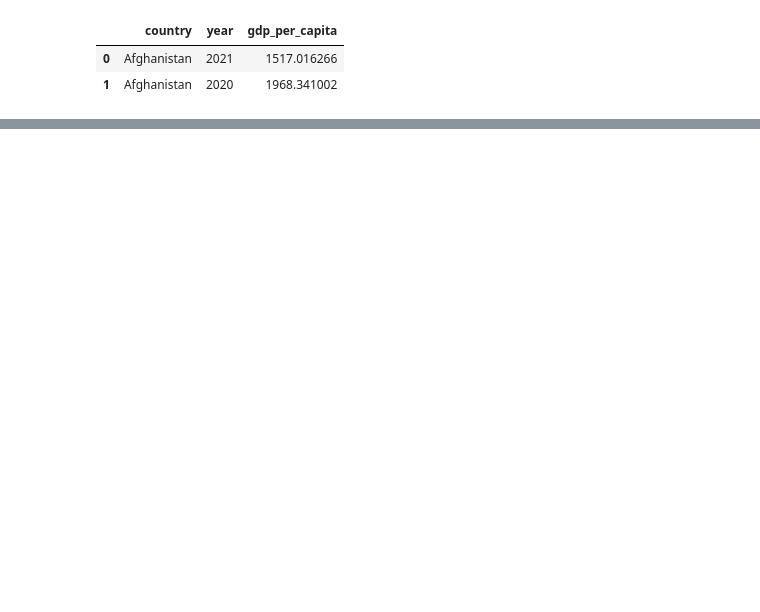
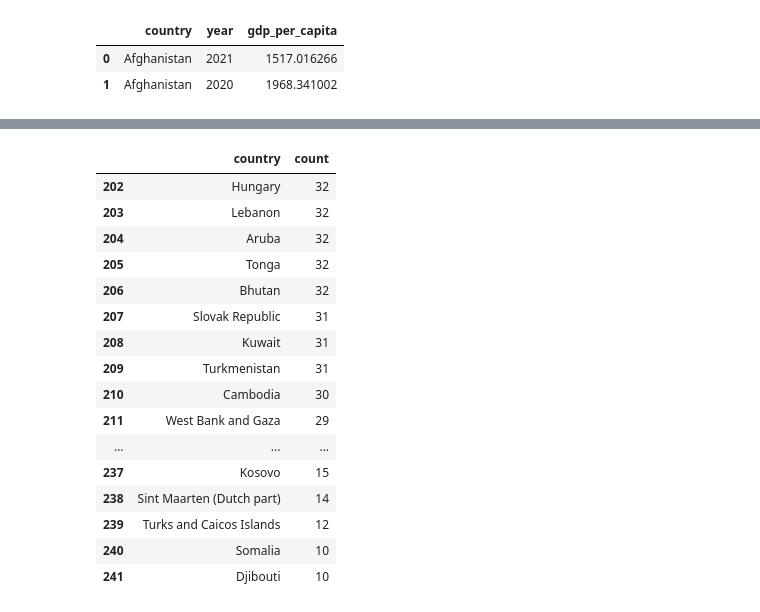
Before and after one commit to NSS-Data-Analytics-Cohort-10/gdp-and-internet-usage-megyg6, a Jupyter notebook: notebooks/gdp_and_internet_usage_notebook.ipynb, the cells around one changed output, grey strips where cells are left out. Cells and saved outputs as stored; diff of their text form; code cells hidden in the pictures; blank space fills up the shorter version.

```diff
--- a/notebooks/gdp_and_internet_usage_notebook.ipynb
+++ b/notebooks/gdp_and_internet_usage_notebook.ipynb
@@ -63,0 +83,3 @@ gdp_df['year'].nunique()
+# %%
+year_value_count= gdp_df["country"].value_counts().reset_index()
+year_value_count.head()
@@ -63,0 +93,3 @@ gdp_df['year'].nunique()
+# %%
+incomplete_data_years=year_value_count[year_value_count["count"] != 33]
+incomplete_data_years.info()
@@ -64 +106,21 @@ gdp_df['year'].nunique()
+# %%
+incomplete_data_years
+# %% [output]
+|  | country | count |
+| 202 | Hungary | 32 |
+| 203 | Lebanon | 32 |
+| 204 | Aruba | 32 |
+| 205 | Tonga | 32 |
+| 206 | Bhutan | 32 |
+| 207 | Slovak Republic | 31 |
+| 208 | Kuwait | 31 |
+| 209 | Turkmenistan | 31 |
+| 210 | Cambodia | 30 |
+| 211 | West Bank and Gaza | 29 |
+| ... | ... | ... |
+| 237 | Kosovo | 15 |
+| 238 | Sint Maarten (Dutch part) | 14 |
+| 239 | Turks and Caicos Islands | 12 |
+| 240 | Somalia | 10 |
+| 241 | Djibouti | 10 |
 # %%
```
Also changed, not shown: parts of 23 cells of this notebook.
